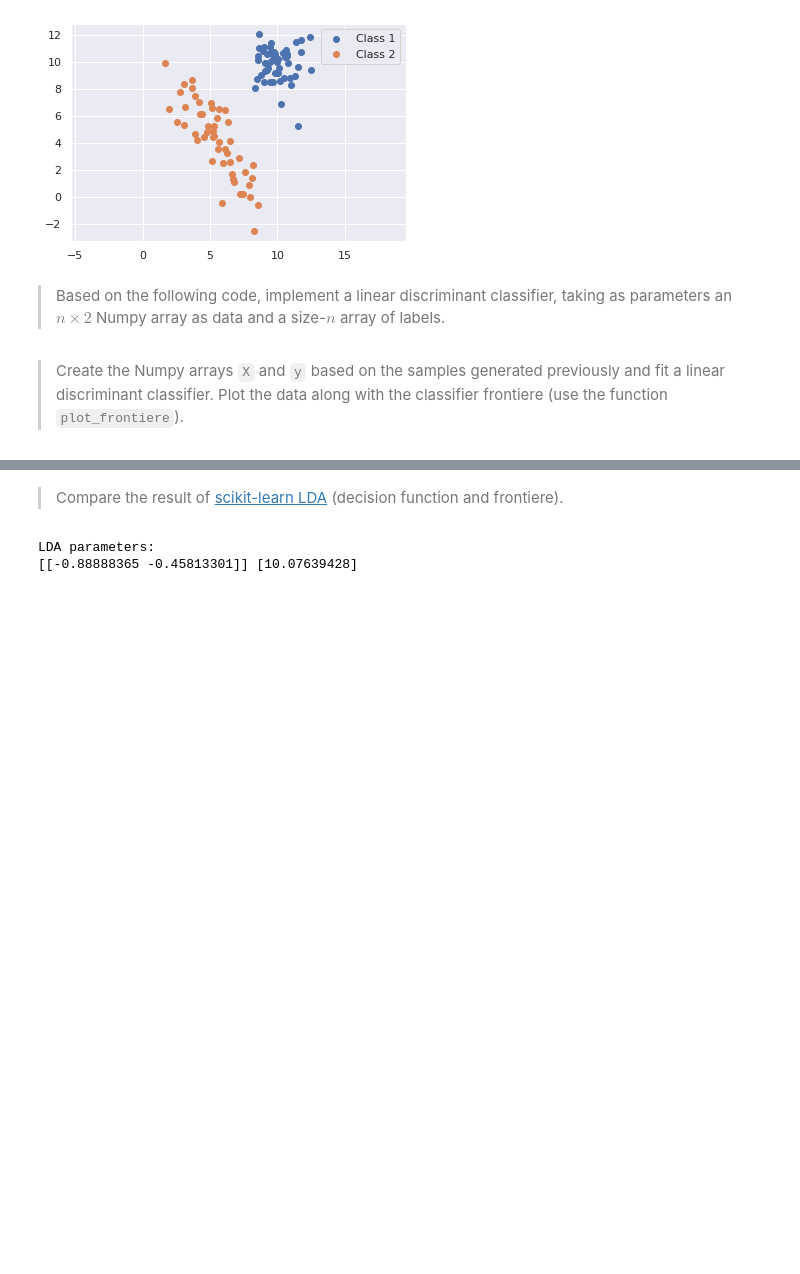
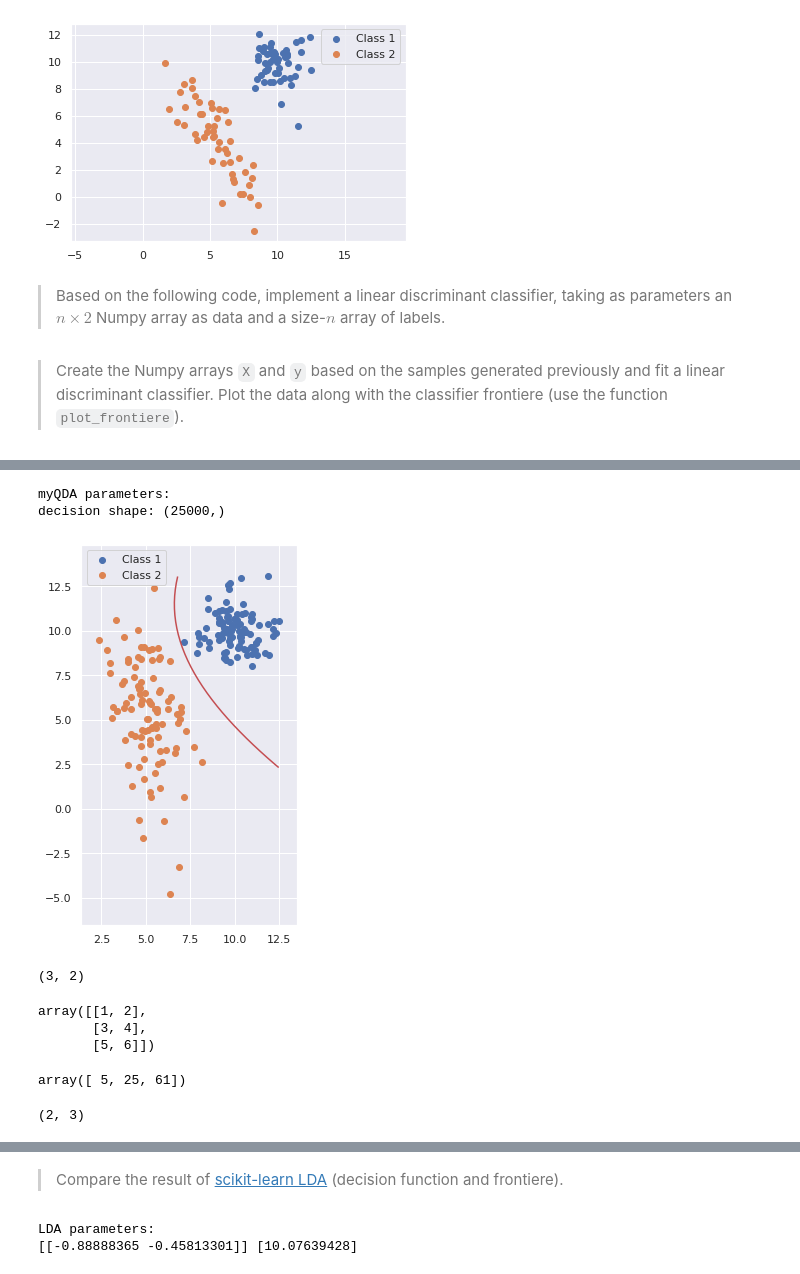
Before and after one commit to YunfeiZHAO/m2a_sorbonne, a Jupyter notebook: TP/IAS/TP01/1-LDA_logistic_boosting_student.ipynb, the cells around one changed output, grey strips where cells are left out. Cells and saved outputs as stored; diff of their text form; code cells hidden in the pictures; blank space fills up the shorter version.

```diff
--- a/TP/IAS/TP01/1-LDA_logistic_boosting_student.ipynb
+++ b/TP/IAS/TP01/1-LDA_logistic_boosting_student.ipynb
@@ -137,0 +230,30 @@ LDA parameters:
+# %%
+# Answer
+
+qda = myQDA(prior=True)
+qda.fit(X, y)
+print("myQDA parameters:")
+plot_frontiere(qda, data=X, data_labels=y)
+# %% [output]
+myQDA parameters:
+decision shape: (25000,)
+[figure, added]
+# %%
+a = np.array([[1,2],[3,4],[5,6]])
+a.shape
+# %% [output]
+(3, 2)
+# %%
+a
+# %% [output]
+array([[1, 2],
+       [3, 4],
+       [5, 6]])
+# %%
+(a.T * a.T).sum(axis=0)
+# %% [output]
+array([ 5, 25, 61])
+# %%
+(a.T * a.T).shape
+# %% [output]
+(2, 3)
```
Also changed, not shown: parts of 10 cells of this notebook, 2 other files.
